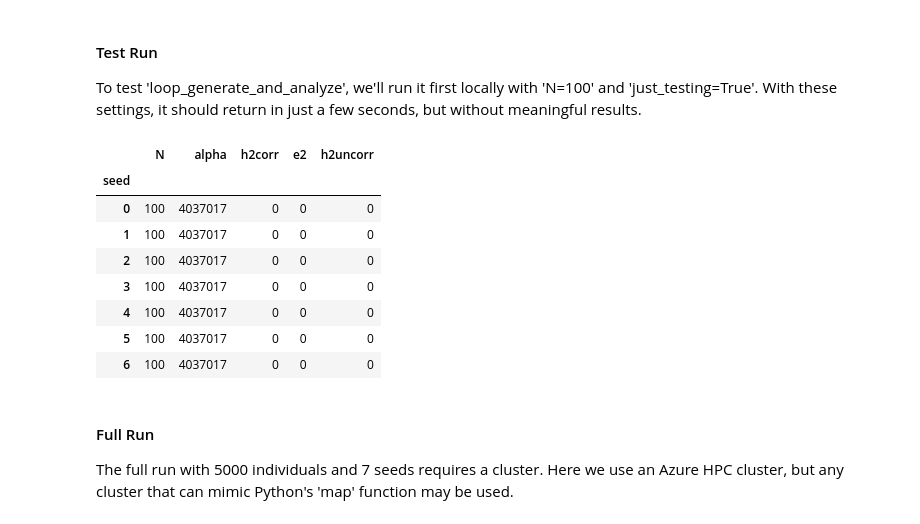
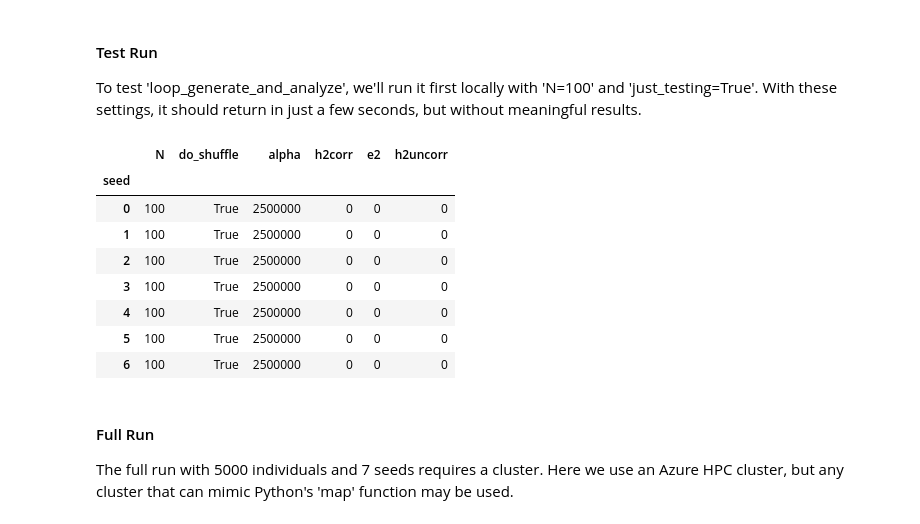
Before and after one commit to rpool/FaST-LMM, a Jupyter notebook: doc/ipynb/heritability_si.ipynb, the cells around one changed output. Saved outputs shown, nothing was run; the diff lists cells and outputs as text; code cells hidden in the pictures.

```diff
--- a/doc/ipynb/heritability_si.ipynb
+++ b/doc/ipynb/heritability_si.ipynb
@@ -88,8 +103,8 @@ Below is the the similarity matrix ${\rm \bf K}_{\rm loc}$ based on these locati
 from fastlmm.association.heritability_spatial_correction import spatial_similarity
 from pysnptools.kernelreader import KernelData
 
-alpha = 4037017
-spatial_val = spatial_similarity(spatial_coor, alpha)
+alpha = distance_between_centers
+spatial_val = spatial_similarity(spatial_coor_gen_original.val, alpha, power=2)
 K_loc = KernelData(iid=snpdata.iid,val=spatial_val).standardize()
 
 pylab.suptitle("$K_{loc}$")
@@ -102,10 +117,26 @@ Finally, we generate the phenotype ${\rm \bf y}$ by sampling from the mixed mode
 # %%
 from pysnptools.snpreader import SnpData
 
+iid = K_causal.iid
+iid_count = K_causal.iid_count
 np.random.seed(seed)
-pheno_val = np.random.multivariate_normal(np.zeros(snpdata.iid_count),
-      1./.3 * K_causal.val + 1./.3 * K_loc.val + 1./.3 * np.eye(snpdata.iid_count))
-pheno = SnpData(iid=snpdata.iid,sid=["phen0"],val=pheno_val.reshape(-1,1))
+pheno_causal = SnpData(iid=iid,sid=["causal"],val=np.random.multivariate_normal(np.zeros(iid_count),K_causal.val).reshape(-1,1),parent_string="causal")
+np.random.seed(seed^998372)
+pheno_noise = SnpData(iid=iid,sid=["noise"],val=np.random.normal(size=iid_count).reshape(-1,1),parent_string="noise")
+np.random.seed(seed^12230302)
+pheno_loc_original = SnpData(iid=iid,sid=["loc_original"],val=np.random.multivariate_normal(np.zeros(iid_count),K_loc.val).reshape(-1,1),parent_string="loc_original")
+
+do_shuffle = False
+if do_shuffle:
+    idx = np.arange(iid_count)
+    np.random.seed(seed)
+    np.random.shuffle(idx)
+    pheno_loc = pheno_loc_original.read(view_ok=True) #don't need to copy, because the next line will be fresh memory
+    pheno_loc.val = pheno_loc.val[idx,:]
+else:
+    pheno_loc = pheno_loc_original
+
+pheno = SnpData(iid=iid,sid=["pheno_all"],val=pheno_causal.val+pheno_noise.val+pheno_loc.val)
 
 is_pop0 = snpdata.iid[:,0]=="0"
 is_pop1 = snpdata.iid[:,0]=="1"
@@ -193,18 +247,18 @@ def loop_generate_and_analyze(N, seed_count, just_testing, map_function, cache_f
 
 To test 'loop_generate_and_analyze', we'll run it first locally with 'N=100' and 'just_testing=True'. With these settings, it should return in just a few seconds, but without meaningful results.
 # %%
-df = loop_generate_and_analyze(N=100,seed_count=7,just_testing=True,map_function=map)
+df = loop_generate_and_analyze(N=100,seed_count=7,do_shuffle=True,just_testing=True,map_function=map)
 df
 # %% [output]
-|  | N | alpha | h2corr | e2 | h2uncorr |
-| seed |  |  |  |  |  |
-| 0 | 100 | 4037017 | 0 | 0 | 0 |
-| 1 | 100 | 4037017 | 0 | 0 | 0 |
-| 2 | 100 | 4037017 | 0 | 0 | 0 |
-| 3 | 100 | 4037017 | 0 | 0 | 0 |
-| 4 | 100 | 4037017 | 0 | 0 | 0 |
-| 5 | 100 | 4037017 | 0 | 0 | 0 |
-| 6 | 100 | 4037017 | 0 | 0 | 0 |
+|  | N | do_shuffle | alpha | h2corr | e2 | h2uncorr |
+| seed |  |  |  |  |  |  |
+| 0 | 100 | True | 2500000 | 0 | 0 | 0 |
+| 1 | 100 | True | 2500000 | 0 | 0 | 0 |
+| 2 | 100 | True | 2500000 | 0 | 0 | 0 |
+| 3 | 100 | True | 2500000 | 0 | 0 | 0 |
+| 4 | 100 | True | 2500000 | 0 | 0 | 0 |
+| 5 | 100 | True | 2500000 | 0 | 0 | 0 |
+| 6 | 100 | True | 2500000 | 0 | 0 | 0 |
 # %% [markdown]
 #### Full Run
 
```
Also changed, not shown: parts of 8 cells of this notebook.
